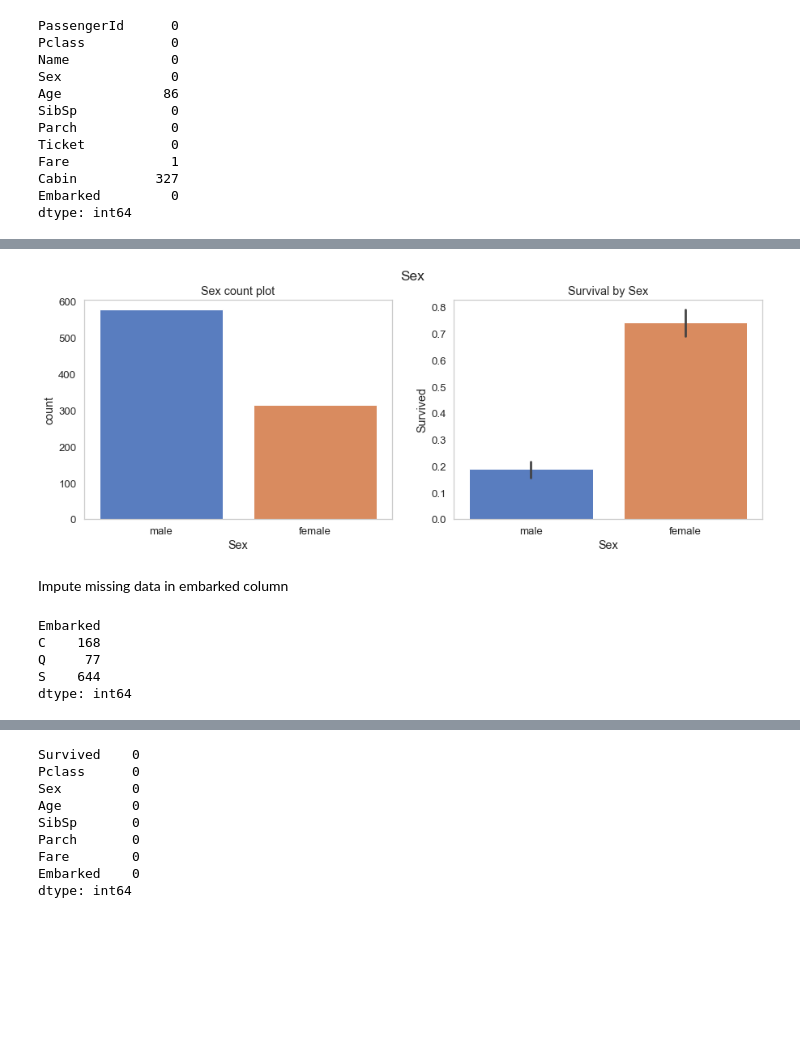
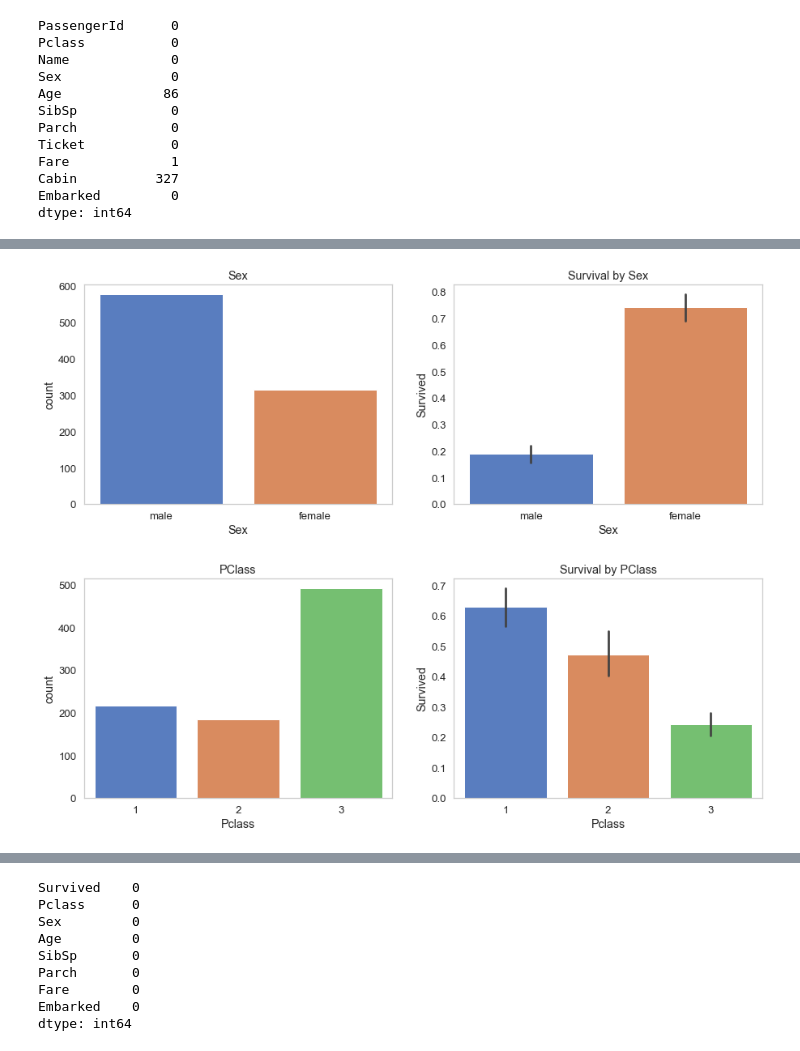
Before and after one commit to trizkynoviandy/titanic-survival-prediction, a Jupyter notebook: titanic_survival.ipynb, the cells around one changed output, grey strips where cells are left out. Drawn from its saved outputs; the diff is of its cells as text; code cells hidden in the pictures; blank space fills up the shorter version.

```diff
--- a/titanic_survival.ipynb
+++ b/titanic_survival.ipynb
@@ -85,21 +101,20 @@ dtype: int64
 # %%
-fig, axes = plt.subplots(1, 2, figsize=(15, 5), sharey=False)
-fig.suptitle("Sex")
+fig, axes = plt.subplots(1, 2, figsize=(15, 5))
 
 sns.countplot(ax=axes[0], x="Sex", data=training_set)
-axes[0].set_title("Sex count plot")
+axes[0].set_title("Sex")
 
 sns.barplot(ax=axes[1], x="Sex", y="Survived", data=training_set)
 axes[1].set_title("Survival by Sex");
 # %% [output]
-[figure, old version]
+[figure, new version]
-# %% [markdown]
-Impute missing data in embarked column
-# %%
-training_set.groupby("Embarked").size()
-# %% [output]
-Embarked
-C    168
-Q     77
-S    644
-dtype: int64
+# %%
+fig, axes = plt.subplots(1, 2, figsize=(15, 5))
+
+sns.countplot(ax=axes[0], x="Pclass", data=training_set)
+axes[0].set_title("PClass")
+
+sns.barplot(x="Pclass", y="Survived", data=training_set);
+axes[1].set_title("Survival by PClass");
+# %% [output]
+[figure, added]
```
Also changed, not shown: parts of 18 cells of this notebook.
